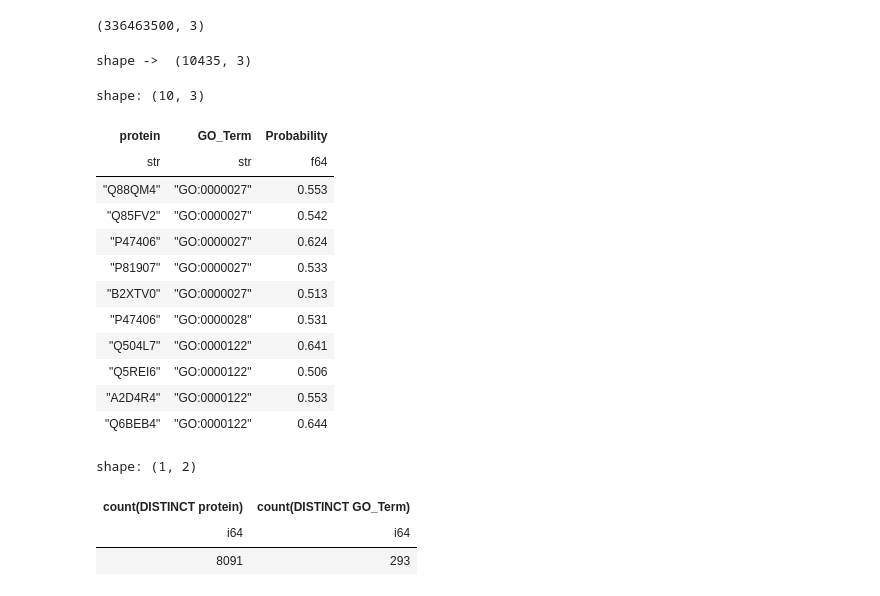
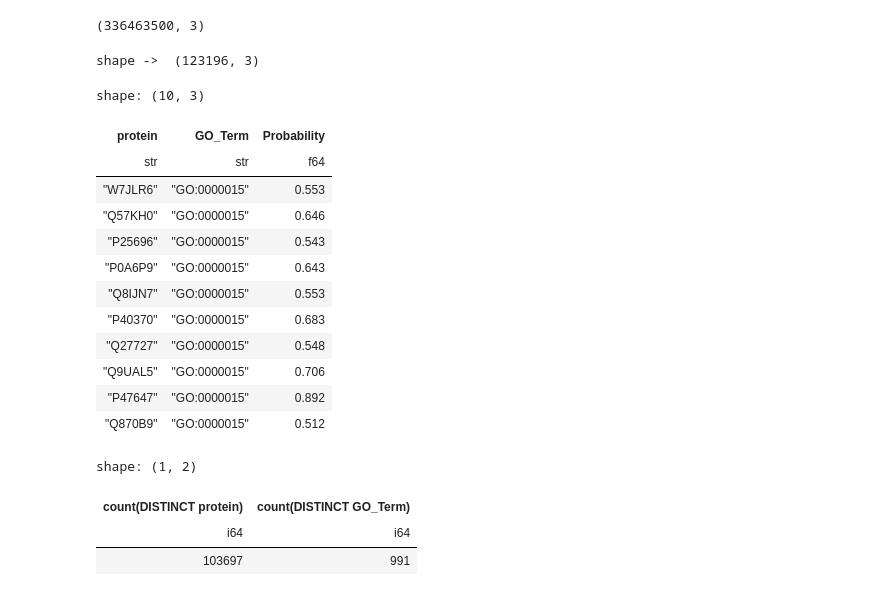
Before and after one commit to sumaniitm/cafa-6-protein-function-prediction-kaggle, a Jupyter notebook: cafa6-baseline-and-feature-engineering.ipynb, the cells around one changed output. Cells and saved outputs as stored; diff of their text form; code cells hidden in the pictures.

```diff
--- a/cafa6-baseline-and-feature-engineering.ipynb
+++ b/cafa6-baseline-and-feature-engineering.ipynb
@@ -443,7 +443,7 @@ Validation data shape : (2812, 1502)
 # %%
 bias_arr_prep_dict = {}
 
-for i in range(len(label_cols_bp)):
-    bias_arr_prep_dict[label_cols_bp[i]] = x_train.group_by([label_cols_bp[i]]).agg(pl.col("protein_accession_id").count())\
-    .filter(pl.col(label_cols_bp[i])==1.0).item(0,1)
+for i in range(len(label_cols_mf)):
+    bias_arr_prep_dict[label_cols_mf[i]] = x_train.group_by([label_cols_mf[i]]).agg(pl.col("protein_accession_id").count())\
+    .filter(pl.col(label_cols_mf[i])==1.0).item(0,1)
 # %%
@@ -598,8 +600,8 @@ df_test_features.columns
 submission_embeds = pl.Series(df_test_features.select(pl.col('embedding_arrays'))).to_list()
 # %%
 pos_dict = {}
-for i in range(len(label_cols_bp)):
-    pos_dict[i] = label_cols_bp[i]
+for i in range(len(label_cols_cc)):
+    pos_dict[i] = label_cols_cc[i]
 
 print(pos_dict[0])
 # %% [output]
@@ -676,5 +678,5 @@ I0000 00:00:1764526812.225383    1291 tpu_compilation_cache_interface.cc:541] Af
 # %%
 all_predictions[0]
 # %%
-semi_final_df_bp = pl.DataFrame(all_predictions)
+semi_final_df_cc = pl.DataFrame(all_predictions)
 # %%
@@ -694,5 +696,5 @@ shape: (4, 1_501)
 # %%
-df_long = semi_final_df_bp.melt(
+df_long = semi_final_df_cc.melt(
     id_vars=["protein"],
     variable_name="GO_Term",
     value_name="Probability"
@@ -711,29 +713,29 @@ df_long.shape
 (336463500, 3)
 # %%
 threshold = 0.50000
-submission_df_bp = df_long.filter(pl.col("Probability") > threshold)
-print("shape -> ",submission_df_bp.shape)
-submission_df_bp.head(10)
+submission_df_cc = df_long.filter(pl.col("Probability") > threshold)
+print("shape -> ",submission_df_cc.shape)
+submission_df_cc.head(10)
 # %% [output]
-shape ->  (10435, 3)
+shape ->  (123196, 3)
 shape: (10, 3)
 | protein | GO_Term | Probability |
 | str | str | f64 |
-| "Q88QM4" | "GO:0000027" | 0.553 |
-| "Q85FV2" | "GO:0000027" | 0.542 |
-| "P47406" | "GO:0000027" | 0.624 |
-| "P81907" | "GO:0000027" | 0.533 |
-| "B2XTV0" | "GO:0000027" | 0.513 |
-| "P47406" | "GO:0000028" | 0.531 |
-| "Q504L7" | "GO:0000122" | 0.641 |
-| "Q5REI6" | "GO:0000122" | 0.506 |
-| "A2D4R4" | "GO:0000122" | 0.553 |
-| "Q6BEB4" | "GO:0000122" | 0.644 |
+| "W7JLR6" | "GO:0000015" | 0.553 |
+| "Q57KH0" | "GO:0000015" | 0.646 |
+| "P25696" | "GO:0000015" | 0.543 |
+| "P0A6P9" | "GO:0000015" | 0.643 |
+| "Q8IJN7" | "GO:0000015" | 0.553 |
+| "P40370" | "GO:0000015" | 0.683 |
+| "Q27727" | "GO:0000015" | 0.548 |
+| "Q9UAL5" | "GO:0000015" | 0.706 |
+| "P47647" | "GO:0000015" | 0.892 |
+| "Q870B9" | "GO:0000015" | 0.512 |
 # %%
-dd.sql("select count(distinct(protein)), count(distinct(GO_Term)) from submission_df_bp").pl()
+dd.sql("select count(distinct(protein)), count(distinct(GO_Term)) from submission_df_cc").pl()
 # %% [output]
 shape: (1, 2)
 | count(DISTINCT protein) | count(DISTINCT GO_Term) |
 | i64 | i64 |
-| 8091 | 293 |
+| 103697 | 991 |
 # %%
```
Also changed, not shown: parts of 18 cells of this notebook.
